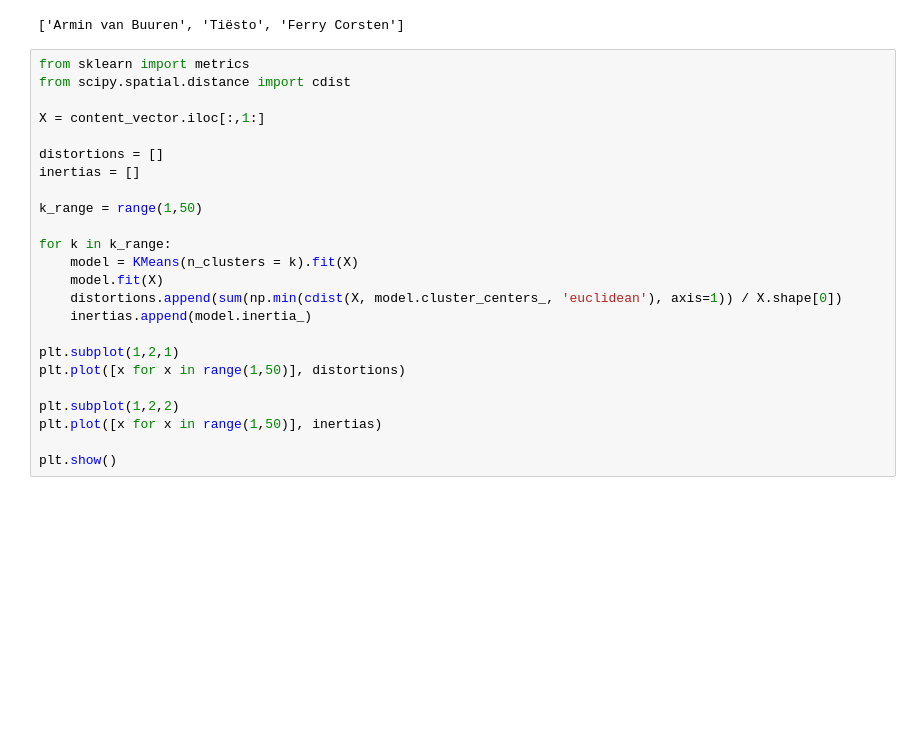
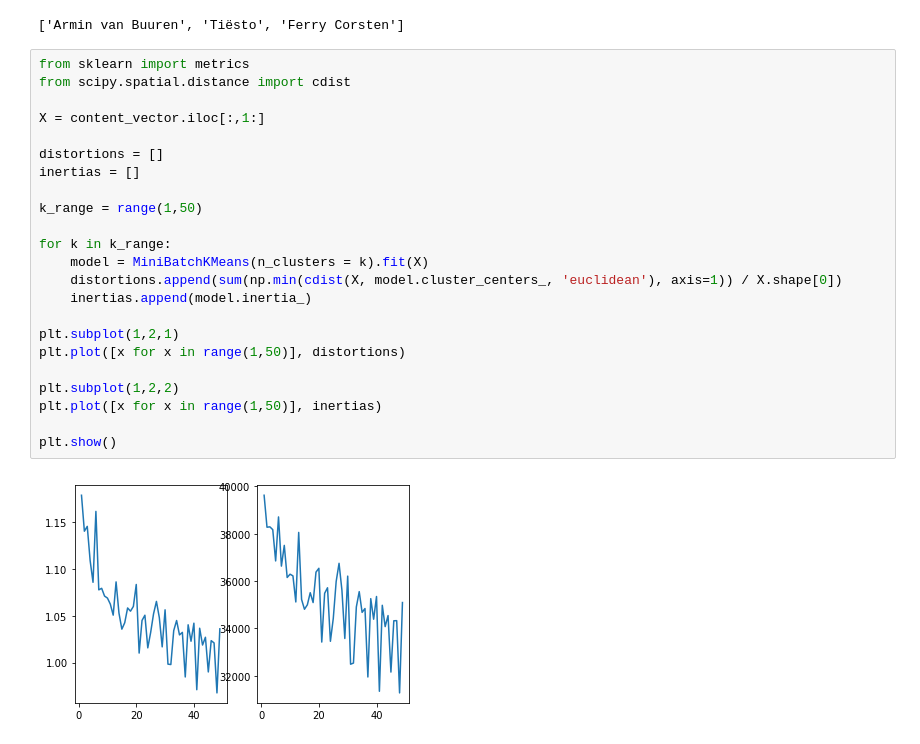
Before and after one commit to timcopelandoh/thinkful, a Jupyter notebook: Capstones and Projects/Capstone 4.ipynb, the cells around one changed output. Saved outputs shown, nothing was run; the diff lists cells and outputs as text; blank space fills up the shorter version.

Commit message:
web scraping and clustering

```diff
--- a/Capstones and Projects/Capstone 4.ipynb
+++ b/Capstones and Projects/Capstone 4.ipynb
@@ -394,25 +399,26 @@ cluster_4[:20]
 # %%
 from sklearn import metrics
 from scipy.spatial.distance import cdist
 
 X = content_vector.iloc[:,1:]
 
 distortions = []
 inertias = []
 
 k_range = range(1,50)
 
 for k in k_range:
-    model = KMeans(n_clusters = k).fit(X)
-    model.fit(X)
+    model = MiniBatchKMeans(n_clusters = k).fit(X)
     distortions.append(sum(np.min(cdist(X, model.cluster_centers_, 'euclidean'), axis=1)) / X.shape[0])
     inertias.append(model.inertia_)
 
 plt.subplot(1,2,1)
 plt.plot([x for x in range(1,50)], distortions)
 
 plt.subplot(1,2,2)
 plt.plot([x for x in range(1,50)], inertias)
 
 plt.show()
+# %% [output]
+[figure, added]
 # %%
```
Also changed, not shown: parts of 7 cells of this notebook, 3 other files.
